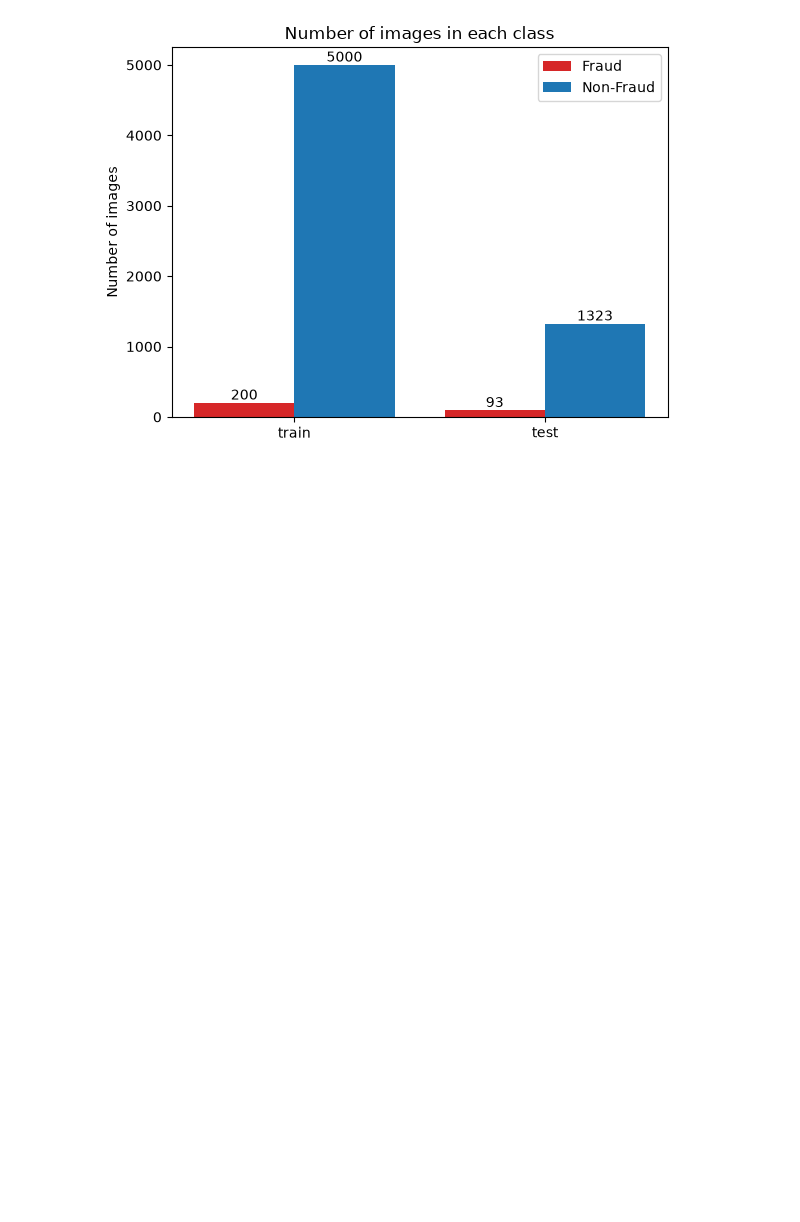
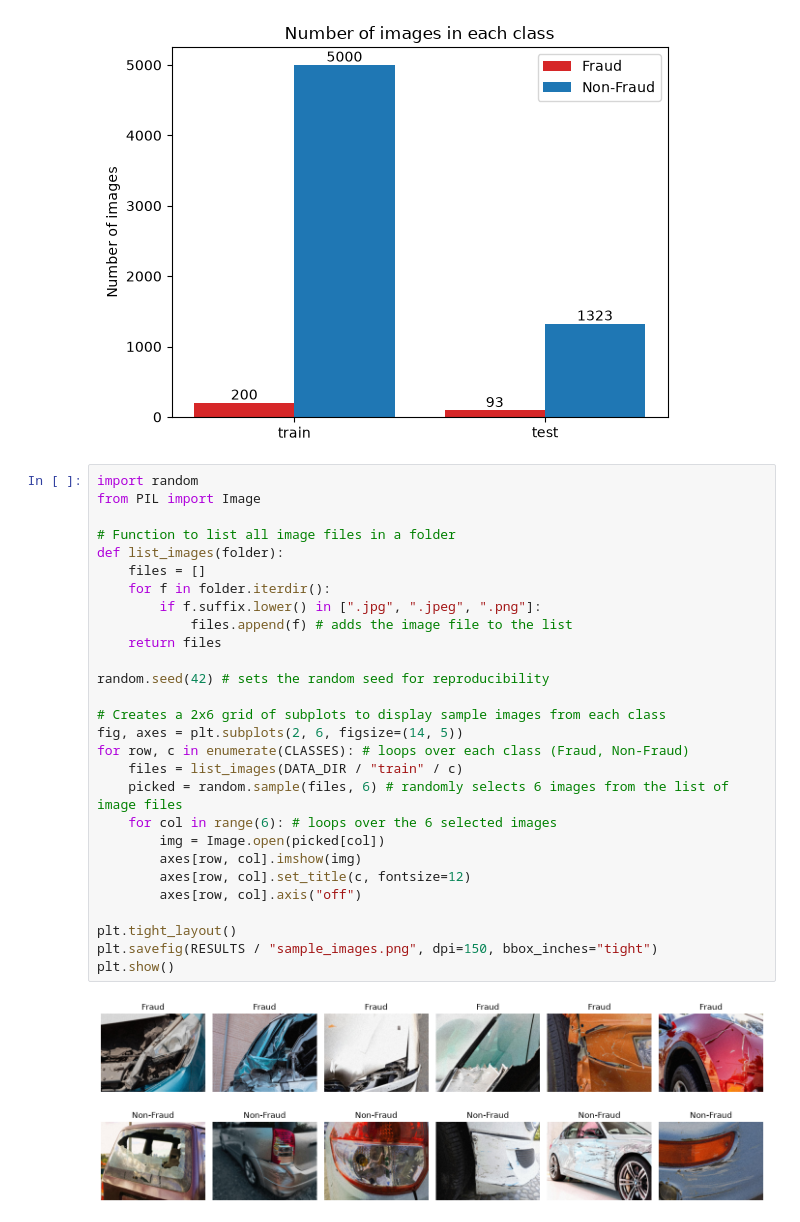
Before and after one commit to m-arij/f20dl-vehicle-fraud-ug-group9, a Jupyter notebook: notebooks/image_eda.ipynb, the cells around one changed output. Cells and saved outputs as stored; diff of their text form; blank space fills up the shorter version.

```diff
--- a/notebooks/image_eda.ipynb
+++ b/notebooks/image_eda.ipynb
@@ -56,3 +56,33 @@ plt.savefig(RESULTS / "class_counts.png", dpi=150, bbox_inches="tight") # saves
 plt.show() # displays the plot
 # %% [output]
 [figure]
+# %%
+import random
+from PIL import Image
+
+# Function to list all image files in a folder
+def list_images(folder):
+    files = []
+    for f in folder.iterdir():
+        if f.suffix.lower() in [".jpg", ".jpeg", ".png"]:
+            files.append(f) # adds the image file to the list
+    return files
+
+random.seed(42) # sets the random seed for reproducibility
+
+# Creates a 2x6 grid of subplots to display sample images from each class
+fig, axes = plt.subplots(2, 6, figsize=(14, 5))
+for row, c in enumerate(CLASSES): # loops over each class (Fraud, Non-Fraud)
+    files = list_images(DATA_DIR / "train" / c)
+    picked = random.sample(files, 6) # randomly selects 6 images from the list of image files
+    for col in range(6): # loops over the 6 selected images
+        img = Image.open(picked[col])
+        axes[row, col].imshow(img)
+        axes[row, col].set_title(c, fontsize=12)
+        axes[row, col].axis("off")
+
+plt.tight_layout()
+plt.savefig(RESULTS / "sample_images.png", dpi=150, bbox_inches="tight")
+plt.show()
+# %% [output]
+[figure, added]
```
Also changed, not shown: 1 other file.
